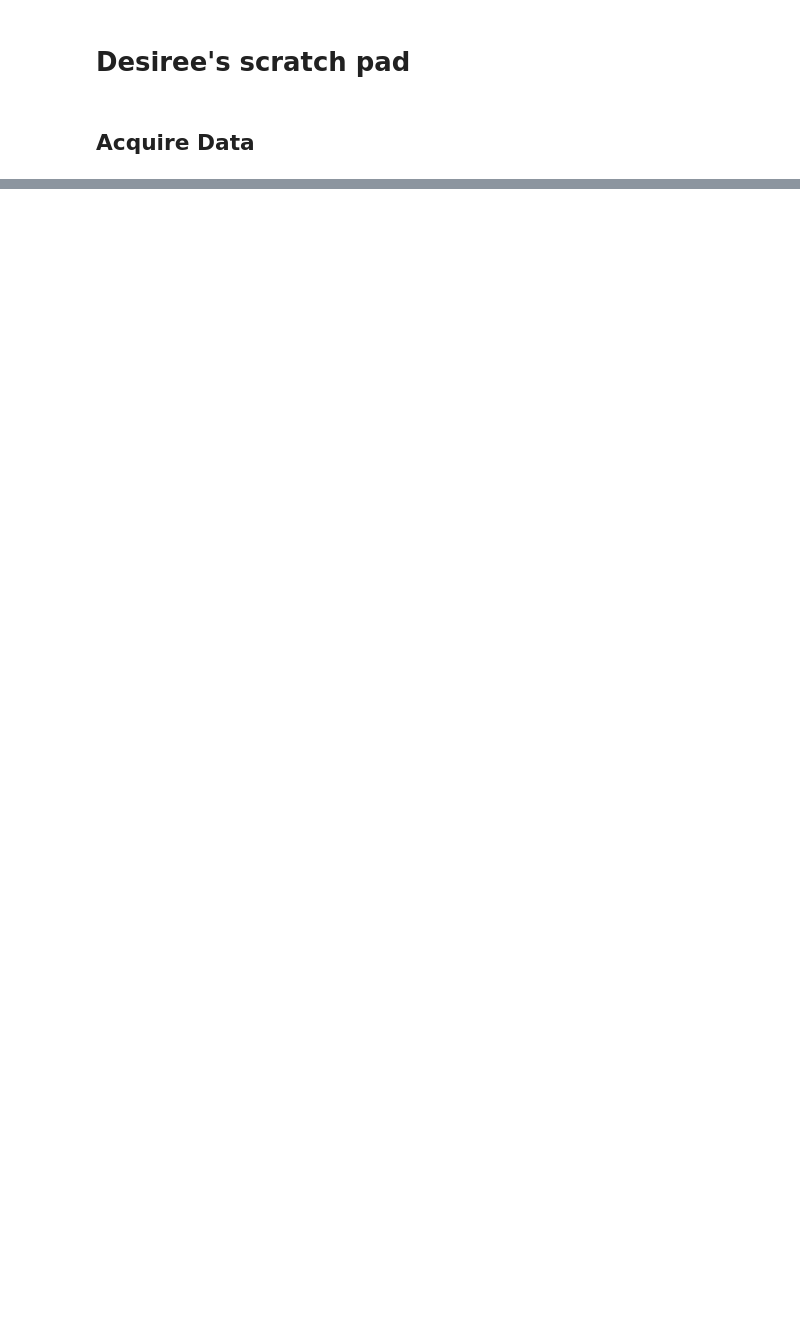
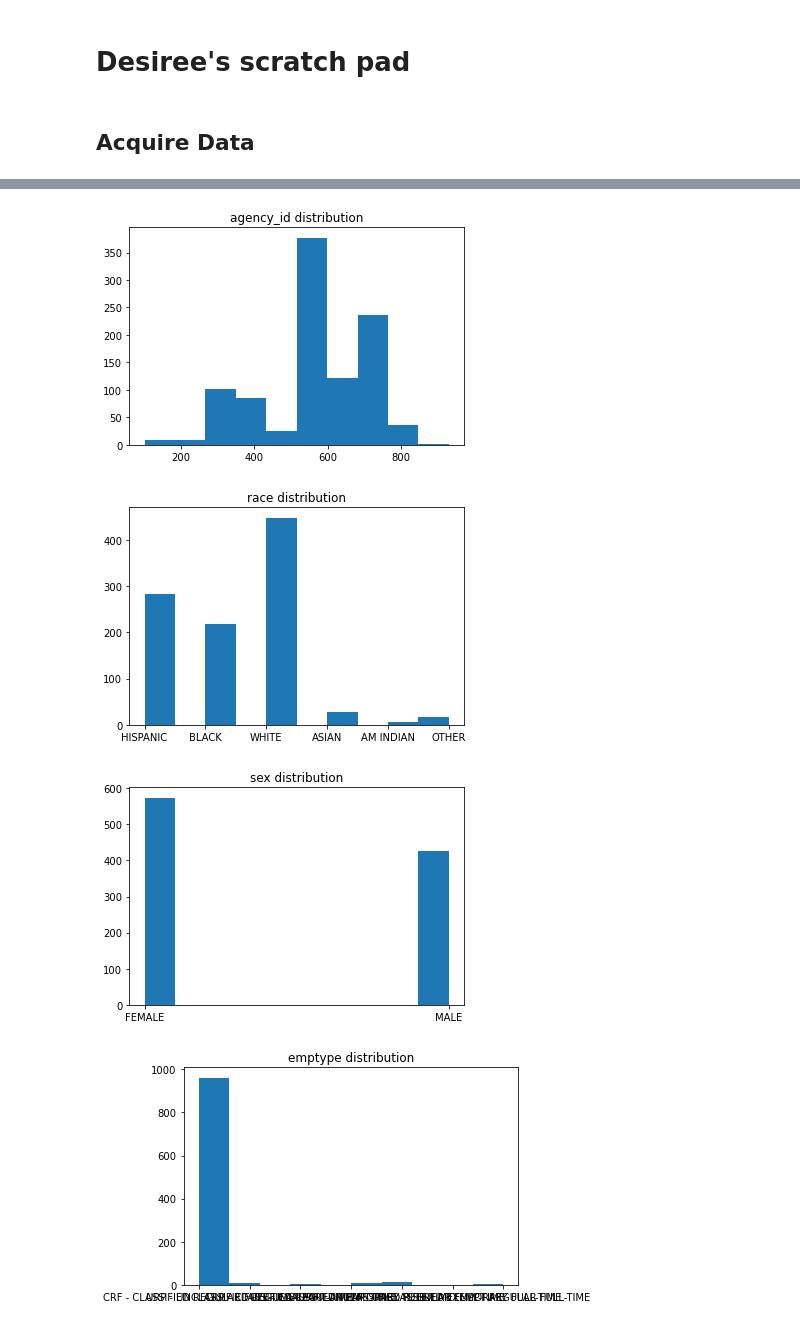
Before and after one commit to Texas-Government-Employee-Salaries/Predicting-Salaries, a Jupyter notebook: desiree_initial.ipynb, the cells around one changed output, grey strips where cells are left out. Saved outputs shown, nothing was run; the diff lists cells and outputs as text; code cells hidden in the pictures; blank space fills up the shorter version.

```diff
--- a/desiree_initial.ipynb
+++ b/desiree_initial.ipynb
@@ -46,3 +49,7 @@ df.head(3).T
 | combined_multiple_jobs | NaN | NaN | NaN |
 | summed_annual_salary | 181200.0 | NaN | 210000.0 |
 | hide_from_search | NaN | True | NaN |
+# %%
+df = p.prepare_tex(df)
+
+df.head(3).T
@@ -48,0 +105,12 @@ df.head(3).T
+# %%
+sample = df.drop(columns = ['agency', 'lastname', 'firstname', 'title']).sample(1000)
+
+for col in sample.columns:
+        plt.hist(sample[col])
+        plt.title(f"{col} distribution")
+        plt.show()
+# %% [output]
+[figure, added]
+[figure, added]
+[figure, added]
+[figure, added]
```
Also changed, not shown: parts of 24 cells of this notebook.
